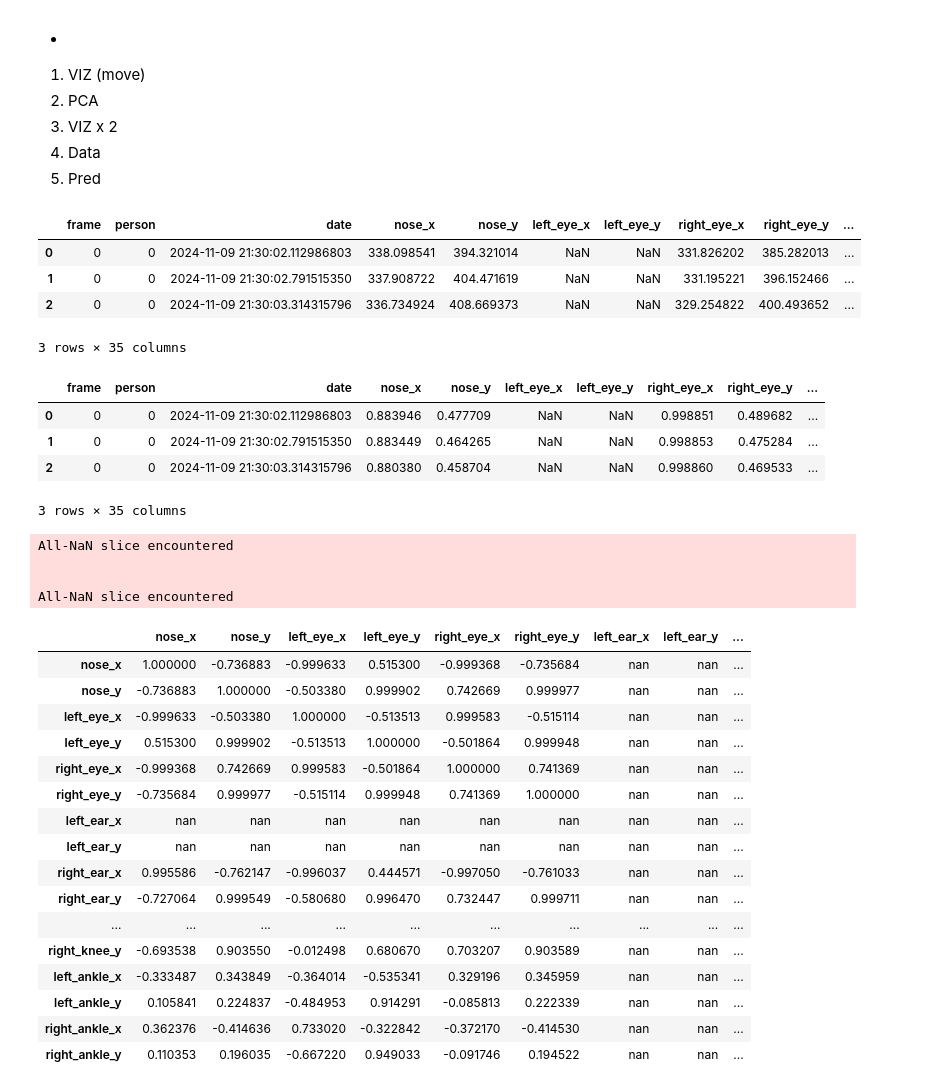
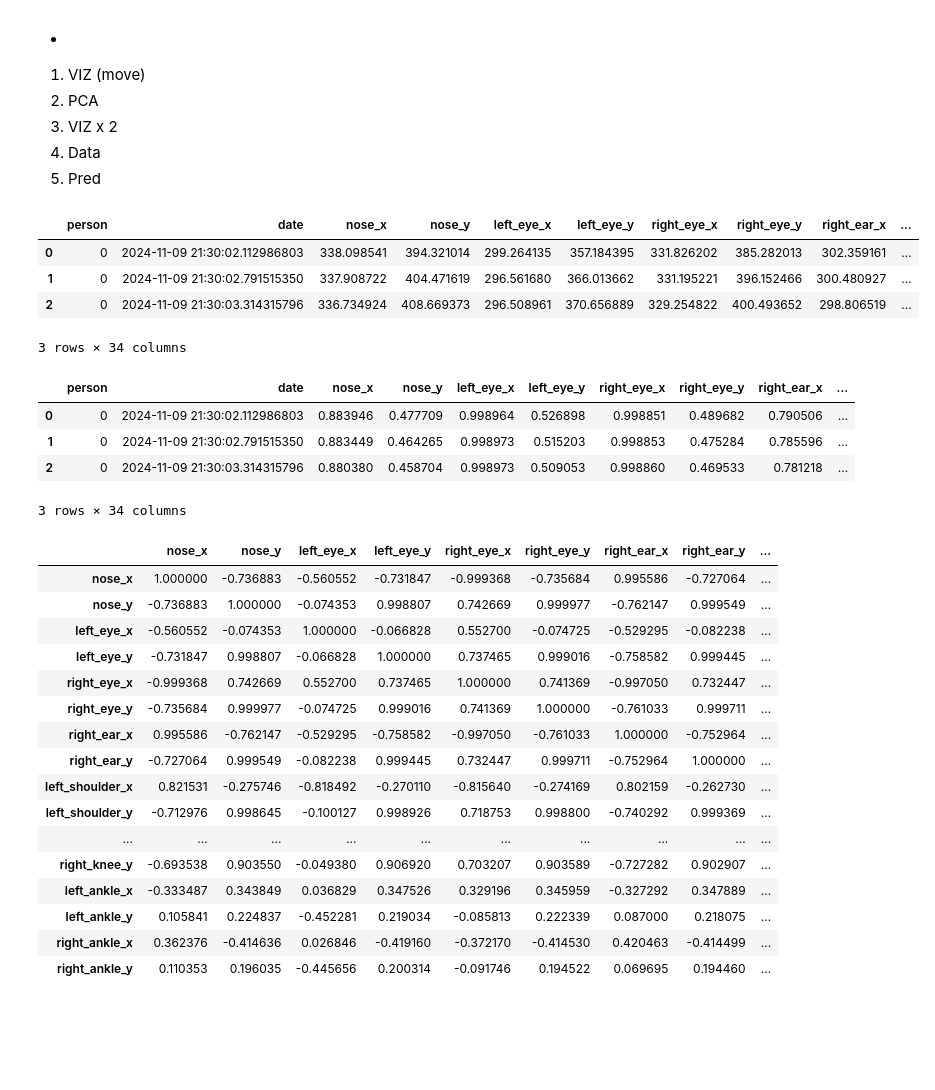
Before and after one commit to JorgeIvanJH/GymGuard, a Jupyter notebook: yolo/analysis.ipynb, the cells around one changed output. Saved outputs shown, nothing was run; the diff lists cells and outputs as text; code cells hidden in the pictures; blank space fills up the shorter version.

```diff
--- a/yolo/analysis.ipynb
+++ b/yolo/analysis.ipynb
@@ -21,41 +21,48 @@ Results saved to runs\pose\predict2
 # %%
 import os
 import sys
 import pandas as pd
 import numpy as np
 import plotly.express as px
-
+from sklearn.decomposition import PCA
+from sklearn.experimental import enable_iterative_imputer  # noqa
+from sklearn.impute import IterativeImputer
 import matplotlib.pyplot as plt
 
 sys.path.append(os.getcwd())
 
 def format_cols(df):
     for col in df.columns:
         if df[col].dtype != 'O':
             continue
         df[col] = df[col].apply(lambda x: eval(x) if isinstance(x, str) else x)
         df[[f'{col}_x', f'{col}_y']] = pd.DataFrame(df[col].tolist(), index=df.index)
         del df[col]
     return df
 
 
 file_path = "videos/output/my_squats_vid.csv"
 df = pd.read_csv(file_path)
 
 # PREPROCESSING
 df['date'] = pd.to_datetime(df['timestamp'], unit='s')
-df = format_cols(df)
+df = format_cols(df) # Originally each pair of coord comes in string. This function splits them into x and y columns
 df.loc[:, (df.columns.str.contains('x')) | (df.columns.str.contains('y'))] = df.loc[:, (df.columns.str.contains('x')) | (df.columns.str.contains('y'))].replace(0.0, np.nan)
-del df['timestamp']
-del df['left_ear_x']
-del df['left_ear_y']
+del df['timestamp'] # We don't need this anymore
+del df['left_ear_x'] # non tracked, all Nans
+del df['left_ear_y'] # non tracked, all Nans
+del df['frame'] # We don't need this anymore
+
+# IMPUTATION OF MISSING VALUES
+imp = IterativeImputer(missing_values=np.nan, max_iter=20, random_state=0)
+df.loc[:,df.columns.str.contains('x') | df.columns.str.contains('y')] = imp.fit_transform(df.loc[:,df.columns.str.contains('x') | df.columns.str.contains('y')])
 df.head(3)
 # %% [output]
-|  | frame | person | date | nose_x | nose_y | left_eye_x | left_eye_y | right_eye_x | right_eye_y | ... |
-| 0 | 0 | 0 | 2024-11-09 21:30:02.112986803 | 338.098541 | 394.321014 | NaN | NaN | 331.826202 | 385.282013 | ... |
-| 1 | 0 | 0 | 2024-11-09 21:30:02.791515350 | 337.908722 | 404.471619 | NaN | NaN | 331.195221 | 396.152466 | ... |
-| 2 | 0 | 0 | 2024-11-09 21:30:03.314315796 | 336.734924 | 408.669373 | NaN | NaN | 329.254822 | 400.493652 | ... |
+|  | person | date | nose_x | nose_y | left_eye_x | left_eye_y | right_eye_x | right_eye_y | right_ear_x | ... |
+| 0 | 0 | 2024-11-09 21:30:02.112986803 | 338.098541 | 394.321014 | 299.264135 | 357.184395 | 331.826202 | 385.282013 | 302.359161 | ... |
+| 1 | 0 | 2024-11-09 21:30:02.791515350 | 337.908722 | 404.471619 | 296.561680 | 366.013662 | 331.195221 | 396.152466 | 300.480927 | ... |
+| 2 | 0 | 2024-11-09 21:30:03.314315796 | 336.734924 | 408.669373 | 296.508961 | 370.656889 | 329.254822 | 400.493652 | 298.806519 | ... |
-3 rows × 35 columns
+3 rows × 34 columns
 # %%
 person_id = 0
 df_p = df[df.person == person_id].reset_index(drop=True)
@@ -71,10 +78,10 @@ df_p.loc[:,df_p.columns.str.contains('y')] = df_p.loc[:,df_p.columns.str.contain
 df_p.loc[:,df_p.columns.str.contains('y')] = 1 - df_p.loc[:,df_p.columns.str.contains('y')]
 df_p.head(3)
 # %% [output]
-|  | frame | person | date | nose_x | nose_y | left_eye_x | left_eye_y | right_eye_x | right_eye_y | ... |
-| 0 | 0 | 0 | 2024-11-09 21:30:02.112986803 | 0.883946 | 0.477709 | NaN | NaN | 0.998851 | 0.489682 | ... |
-| 1 | 0 | 0 | 2024-11-09 21:30:02.791515350 | 0.883449 | 0.464265 | NaN | NaN | 0.998853 | 0.475284 | ... |
-| 2 | 0 | 0 | 2024-11-09 21:30:03.314315796 | 0.880380 | 0.458704 | NaN | NaN | 0.998860 | 0.469533 | ... |
+|  | person | date | nose_x | nose_y | left_eye_x | left_eye_y | right_eye_x | right_eye_y | right_ear_x | ... |
+| 0 | 0 | 2024-11-09 21:30:02.112986803 | 0.883946 | 0.477709 | 0.998964 | 0.526898 | 0.998851 | 0.489682 | 0.790506 | ... |
+| 1 | 0 | 2024-11-09 21:30:02.791515350 | 0.883449 | 0.464265 | 0.998973 | 0.515203 | 0.998853 | 0.475284 | 0.785596 | ... |
+| 2 | 0 | 2024-11-09 21:30:03.314315796 | 0.880380 | 0.458704 | 0.998973 | 0.509053 | 0.998860 | 0.469533 | 0.781218 | ... |
-3 rows × 35 columns
+3 rows × 34 columns
 # %%
 # MELT THE DATA TO LONG FORMAT FOR DATETIME VISUALIZATION
@@ -113,28 +121,24 @@ df_p_wide['body_part'] = df_p_wide['body_part'].replace({
 fig = px.scatter(df_p_wide, x="x", y="y",color="body_part", animation_frame="date", range_x=[0, 1], range_y=[0, 1], width=800, height=800)
 fig.show()
 # %%
+# PCA
 X = df_p.loc[:,df_p.columns.str.contains('x') | df_p.columns.str.contains('y')]
-
 X.corr().style.background_gradient(cmap='coolwarm')
 # %% [output]
-All-NaN slice encountered
-
-
-All-NaN slice encountered
-|  | nose_x | nose_y | left_eye_x | left_eye_y | right_eye_x | right_eye_y | left_ear_x | left_ear_y | ... |
-| nose_x | 1.000000 | -0.736883 | -0.999633 | 0.515300 | -0.999368 | -0.735684 | nan | nan | ... |
-| nose_y | -0.736883 | 1.000000 | -0.503380 | 0.999902 | 0.742669 | 0.999977 | nan | nan | ... |
-| left_eye_x | -0.999633 | -0.503380 | 1.000000 | -0.513513 | 0.999583 | -0.515114 | nan | nan | ... |
-| left_eye_y | 0.515300 | 0.999902 | -0.513513 | 1.000000 | -0.501864 | 0.999948 | nan | nan | ... |
-| right_eye_x | -0.999368 | 0.742669 | 0.999583 | -0.501864 | 1.000000 | 0.741369 | nan | nan | ... |
-| right_eye_y | -0.735684 | 0.999977 | -0.515114 | 0.999948 | 0.741369 | 1.000000 | nan | nan | ... |
-| left_ear_x | nan | nan | nan | nan | nan | nan | nan | nan | ... |
-| left_ear_y | nan | nan | nan | nan | nan | nan | nan | nan | ... |
-| right_ear_x | 0.995586 | -0.762147 | -0.996037 | 0.444571 | -0.997050 | -0.761033 | nan | nan | ... |
-| right_ear_y | -0.727064 | 0.999549 | -0.580680 | 0.996470 | 0.732447 | 0.999711 | nan | nan | ... |
+|  | nose_x | nose_y | left_eye_x | left_eye_y | right_eye_x | right_eye_y | right_ear_x | right_ear_y | ... |
+| nose_x | 1.000000 | -0.736883 | -0.560552 | -0.731847 | -0.999368 | -0.735684 | 0.995586 | -0.727064 | ... |
+| nose_y | -0.736883 | 1.000000 | -0.074353 | 0.998807 | 0.742669 | 0.999977 | -0.762147 | 0.999549 | ... |
+| left_eye_x | -0.560552 | -0.074353 | 1.000000 | -0.066828 | 0.552700 | -0.074725 | -0.529295 | -0.082238 | ... |
+| left_eye_y | -0.731847 | 0.998807 | -0.066828 | 1.000000 | 0.737465 | 0.999016 | -0.758582 | 0.999445 | ... |
+| right_eye_x | -0.999368 | 0.742669 | 0.552700 | 0.737465 | 1.000000 | 0.741369 | -0.997050 | 0.732447 | ... |
+| right_eye_y | -0.735684 | 0.999977 | -0.074725 | 0.999016 | 0.741369 | 1.000000 | -0.761033 | 0.999711 | ... |
+| right_ear_x | 0.995586 | -0.762147 | -0.529295 | -0.758582 | -0.997050 | -0.761033 | 1.000000 | -0.752964 | ... |
+| right_ear_y | -0.727064 | 0.999549 | -0.082238 | 0.999445 | 0.732447 | 0.999711 | -0.752964 | 1.000000 | ... |
+| left_shoulder_x | 0.821531 | -0.275746 | -0.818492 | -0.270110 | -0.815640 | -0.274169 | 0.802159 | -0.262730 | ... |
+| left_shoulder_y | -0.712976 | 0.998645 | -0.100127 | 0.998926 | 0.718753 | 0.998800 | -0.740292 | 0.999369 | ... |
 | ... | ... | ... | ... | ... | ... | ... | ... | ... | ... |
-| right_knee_y | -0.693538 | 0.903550 | -0.012498 | 0.680670 | 0.703207 | 0.903589 | nan | nan | ... |
-| left_ankle_x | -0.333487 | 0.343849 | -0.364014 | -0.535341 | 0.329196 | 0.345959 | nan | nan | ... |
-| left_ankle_y | 0.105841 | 0.224837 | -0.484953 | 0.914291 | -0.085813 | 0.222339 | nan | nan | ... |
-| right_ankle_x | 0.362376 | -0.414636 | 0.733020 | -0.322842 | -0.372170 | -0.414530 | nan | nan | ... |
-| right_ankle_y | 0.110353 | 0.196035 | -0.667220 | 0.949033 | -0.091746 | 0.194522 | nan | nan | ... |
+| right_knee_y | -0.693538 | 0.903550 | -0.049380 | 0.906920 | 0.703207 | 0.903589 | -0.727282 | 0.902907 | ... |
+| left_ankle_x | -0.333487 | 0.343849 | 0.036829 | 0.347526 | 0.329196 | 0.345959 | -0.327292 | 0.347889 | ... |
+| left_ankle_y | 0.105841 | 0.224837 | -0.452281 | 0.219034 | -0.085813 | 0.222339 | 0.087000 | 0.218075 | ... |
+| right_ankle_x | 0.362376 | -0.414636 | 0.026846 | -0.419160 | -0.372170 | -0.414530 | 0.420463 | -0.414499 | ... |
+| right_ankle_y | 0.110353 | 0.196035 | -0.445656 | 0.200314 | -0.091746 | 0.194522 | 0.069695 | 0.194460 | ... |
```
Also changed, not shown: parts of 17 cells of this notebook.
